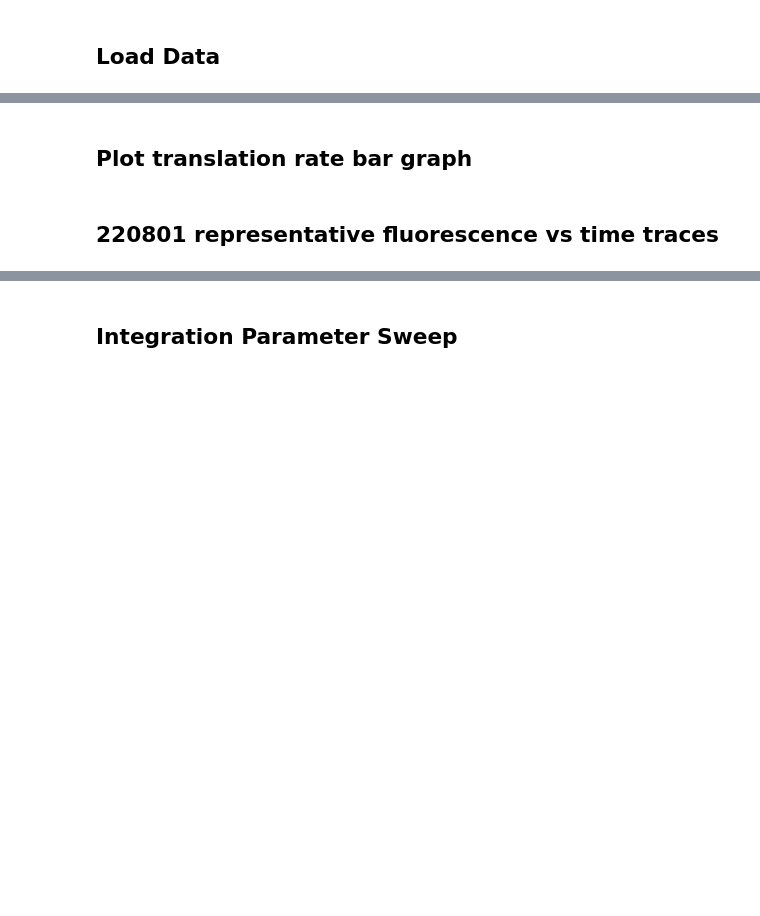
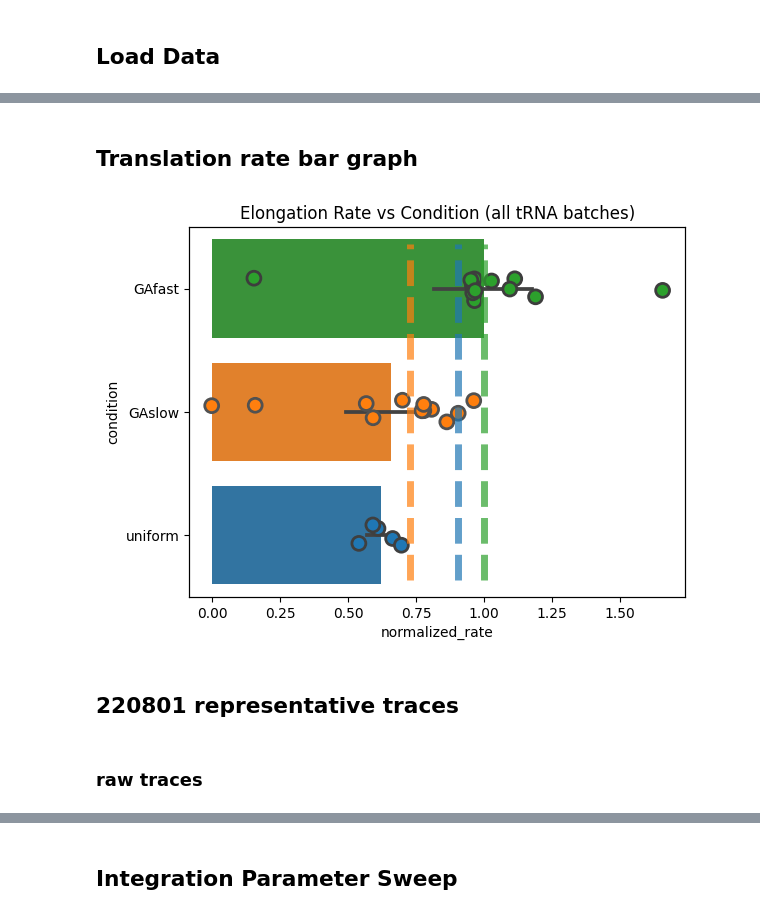
Before and after one commit to EndyLab/tRNACAD, a Jupyter notebook: experimental_data_analysis.ipynb, the cells around one changed output, grey strips where cells are left out. Saved outputs shown, nothing was run; the diff lists cells and outputs as text; code cells hidden in the pictures; blank space fills up the shorter version.

```diff
--- a/experimental_data_analysis.ipynb
+++ b/experimental_data_analysis.ipynb
@@ -123,6 +128,7 @@ def load_experiment(
                 "time": df["time"],
                 "raw_fluorescence": df["fluorescence"],
                 "bkgrd_sub_fluorescence": backgroud_corrected_fluorescence,
+                "smoothed_not_bkgrd_sub": df["smoothed_fluorescence"],
                 "smoothed_fluorescence": smoothed_fluorescence,
                 "derivative": grad,
                 "smoothed_derivative": gaussian_filter1d(grad, smoothing_parameter),
@@ -161,10 +167,6 @@ def remove_outliers_timeseries(df: pd.DataFrame) -> pd.DataFrame:
     vmax_df = df[df["index"] == 42]
 
     # MANUALLY IDENTIFIED OUTLIERS!
-    #
-    # NOTE: we did not remove outliers in the
-    #  final analysis presented in the manuscript;
-    #  this code was used for dev only
     outlier_ix = {
         # 220728
         42,  # GAfast
@@ -474,7 +487,8 @@ def plot_traces_grid(
 ## Calculate Translation Rates
 # %%
 def get_integration_bounds(
-        df: pd.DataFrame, threshkey: str,
+        df: pd.DataFrame,
+        threshkey: str,
         left_threshold: float, right_threshold: float,
 ) -> tuple[int, int]:
     """
@@ -607,16 +636,42 @@ FileNotFoundError: [Errno 2] No such file or directory: '220728_platemap.csv'
 # %% [markdown]
-## Plot translation rate bar graph
+## Translation rate bar graph
+# %%
+means = {
+    "uniform": 177.331,
+    "GAfast": 160.291,
+    "GAslow": 220.749
+}
+norm_rates = {
+    cond: means["GAfast"] / mean
+    for cond, mean in means.items()
+}
+len_arr = 100
+vert = np.linspace(0,1, len_arr)
+vertical_lines = {
+    # cond: (xarr, yarr)
+    cond: (np.ones(len_arr)*rate, vert)
+    for cond, rate in norm_rates.items()
+}
 # %%
 plotted = get_barplot_conditions(rate_w_outliers)
 
 ax = sns.stripplot(
     data=plotted, x=barplotval, y="condition",
     palette=cmap, size=10, linewidth=2
 )
 ax = sns.barplot(
     data=plotted, x=barplotval, y="condition",
     hue_order=hue_order, palette=cmap, orient="h",
     ax=ax
 )
+ax.set_title(f"Elongation Rate vs Condition (all tRNA batches)")
 
-# plt.savefig(f"../figures/rates_bar_plot.svg")
+ax2 = ax.twinx()
+
+for cond, (xarr, yarr) in vertical_lines.items():
+    ax2.plot(xarr, yarr, "--", color=cmap[cond], linewidth=5, alpha=0.7)
+ax2.get_yaxis().set_visible(False)
+
+# plt.savefig(f"figures/all_rates_bar_plot.svg")
+# %% [output]
+[figure, added]
@@ -630,5 +678,7 @@ plotted.groupby("condition")["normalized_rate"].describe()
 # %% [markdown]
-## 220801 representative fluorescence vs time traces
+## 220801 representative traces
+# %% [markdown]
+### raw traces
 # %%
 df = get_traces_conditions(data_df)
 plotted = df[df["date"] == "220801"]
```
Also changed, not shown: parts of 49 cells of this notebook, 2 other files.
